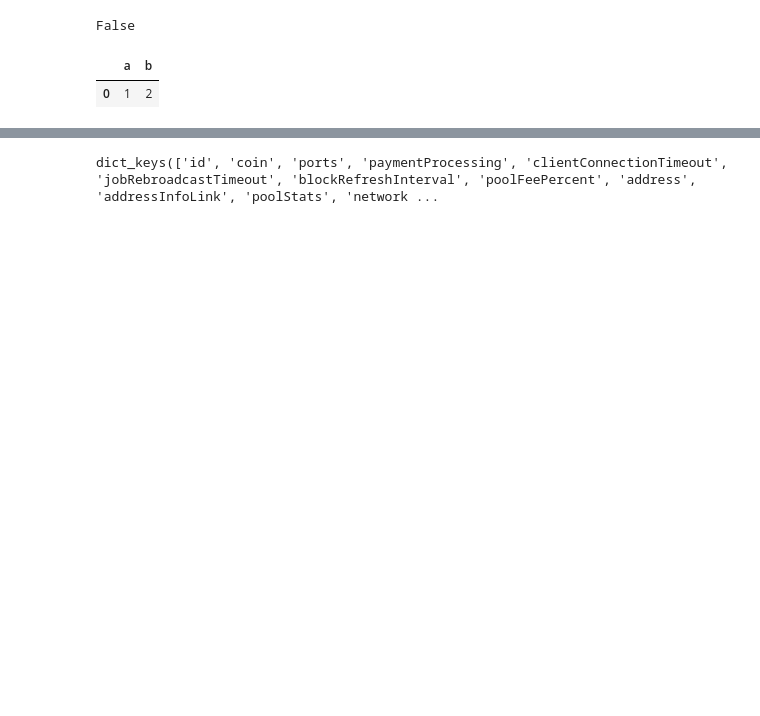
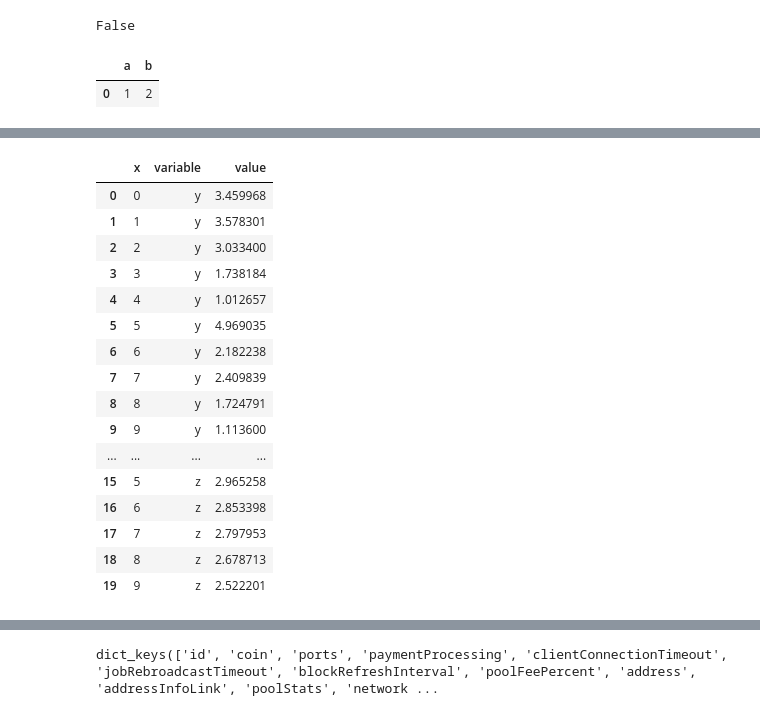
Before and after one commit to marctheshark3/sigmanaut-mining-pool-ui, a Jupyter notebook: prototype.ipynb, the cells around one changed output, grey strips where cells are left out. Cells and saved outputs as stored; diff of their text form; code cells hidden in the pictures; blank space fills up the shorter version.

```diff
--- a/prototype.ipynb
+++ b/prototype.ipynb
@@ -158,3 +209,24 @@ plt.show()
+# %%
+n = df.melt(id_vars=['x'])
+n
+# %% [output]
+|  | x | variable | value |
+| 0 | 0 | y | 3.459968 |
+| 1 | 1 | y | 3.578301 |
+| 2 | 2 | y | 3.033400 |
+| 3 | 3 | y | 1.738184 |
+| 4 | 4 | y | 1.012657 |
+| 5 | 5 | y | 4.969035 |
+| 6 | 6 | y | 2.182238 |
+| 7 | 7 | y | 2.409839 |
+| 8 | 8 | y | 1.724791 |
+| 9 | 9 | y | 1.113600 |
+| ... | ... | ... | ... |
+| 15 | 5 | z | 2.965258 |
+| 16 | 6 | z | 2.853398 |
+| 17 | 7 | z | 2.797953 |
+| 18 | 8 | z | 2.678713 |
+| 19 | 9 | z | 2.522201 |
 # %%
 random.randrange(0,5)
 # %% [output]
```
Also changed, not shown: parts of 22 cells of this notebook, 11 other files.
